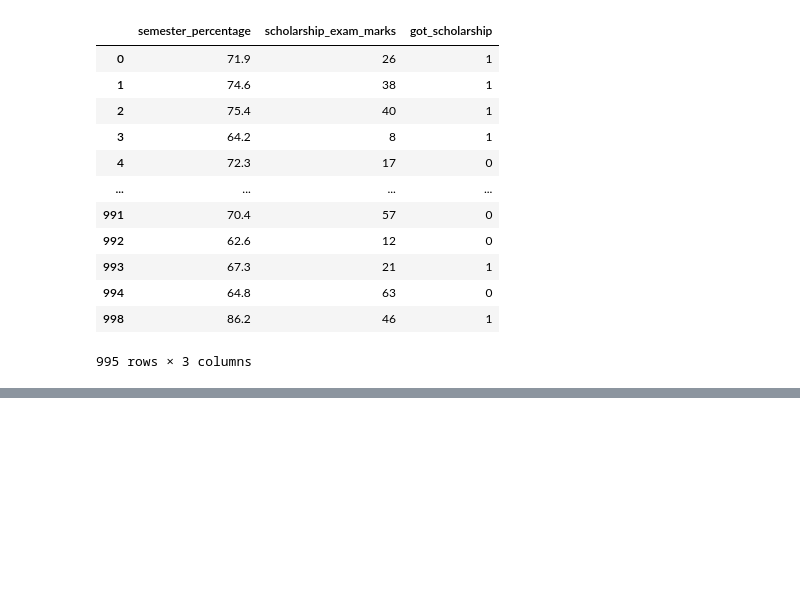
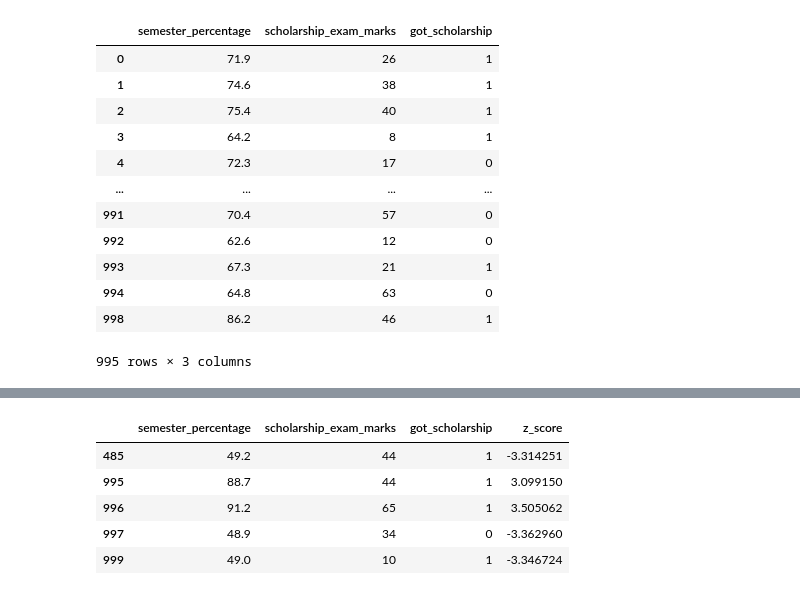
Before and after one commit to Bikash61/Daily-task, a Jupyter notebook: 04 OUTLIERS/outliers using Z-score.ipynb, the cells around one changed output, grey strips where cells are left out. Cells and saved outputs as stored; diff of their text form; code cells hidden in the pictures; blank space fills up the shorter version.

```diff
--- a/04 OUTLIERS/outliers.ipynb
+++ b/04 OUTLIERS/outliers using Z-score.ipynb
@@ -95,0 +123,9 @@ df[(df['semester_percentage']>lower_value ) & (df['semester_percentage'] <upper_
+# %%
+df[(df['z_score']>3) | (df['z_score']<-3)]
+# %% [output]
+|  | semester_percentage | scholarship_exam_marks | got_scholarship | z_score |
+| 485 | 49.2 | 44 | 1 | -3.314251 |
+| 995 | 88.7 | 44 | 1 | 3.099150 |
+| 996 | 91.2 | 65 | 1 | 3.505062 |
+| 997 | 48.9 | 34 | 0 | -3.362960 |
+| 999 | 49.0 | 10 | 1 | -3.346724 |
```
Also changed, not shown: parts of 7 cells of this notebook.
